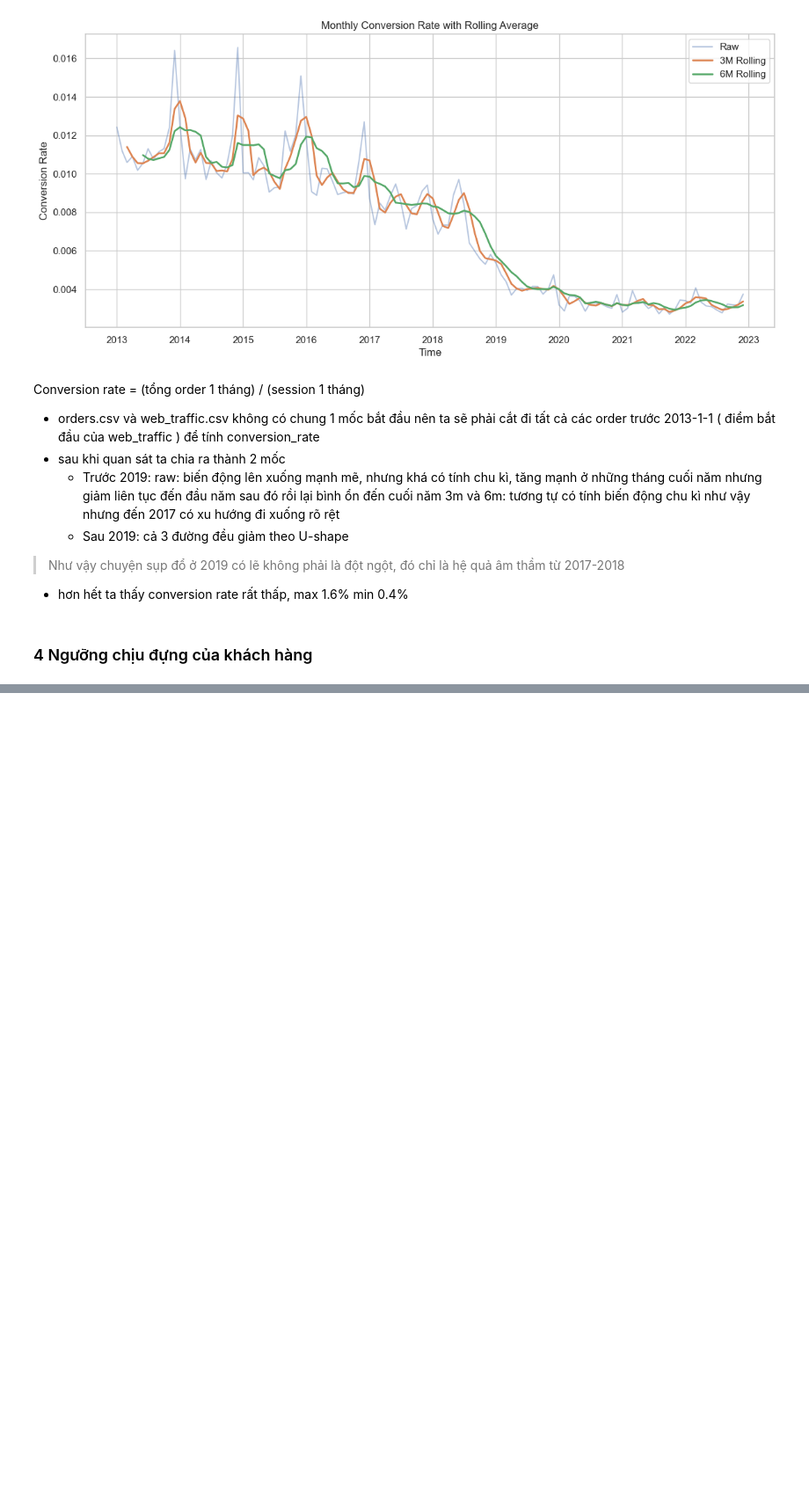
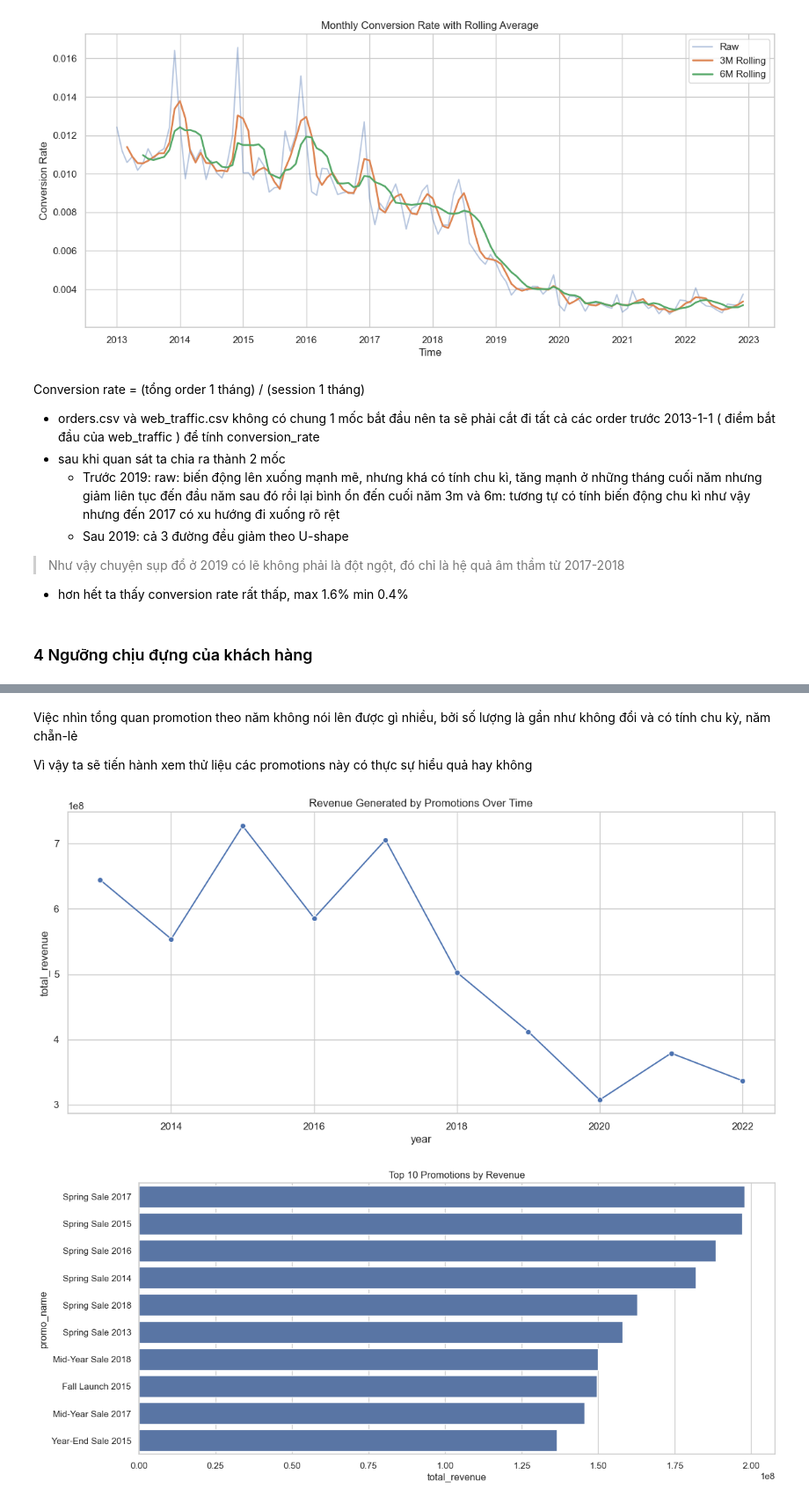
Before and after one commit to bee1zebub05/datathon-2026, a Jupyter notebook: insight.ipynb, the cells around one changed output, grey strips where cells are left out. Shown at 88% size. Cells and saved outputs as stored; diff of their text form; code cells hidden in the pictures; blank space fills up the shorter version.

```diff
--- a/insight.ipynb
+++ b/insight.ipynb
@@ -71,0 +188,62 @@ Conversion rate = (tổng order 1 tháng) / (session 1 tháng)
+# %% [markdown]
+Việc nhìn tổng quan promotion theo năm không nói lên được gì nhiều, bởi số lượng là gần như không đổi và có tính chu kỳ, năm chẵn-lẻ
+
+Vì vậy ta sẽ tiến hành xem thử liệu các promotions này có thực sự hiểu quả hay không
+# %%
+# ===== Promotion Effectiveness Analysis =====
+import pandas as pd
+import seaborn as sns
+import matplotlib.pyplot as plt
+
+# Load data
+promo = pd.read_csv('data/promotions.csv')
+order_items = pd.read_csv('data/order_items.csv')
+orders = pd.read_csv('data/orders.csv')
+payments = pd.read_csv('data/payments.csv')
+
+# ===== Merge =====
+df = order_items.merge(promo, on='promo_id', how='left')
+
+# NOTE: include promo_id_2 (stacked promo)
+df2 = order_items.merge(promo, left_on='promo_id_2', right_on='promo_id', how='left')
+
+df = pd.concat([df, df2], ignore_index=True)
+
+# Join orders + payments
+df = df.merge(orders[['order_id','order_date','order_source']], on='order_id', how='left')
+df = df.merge(payments[['order_id','payment_value']], on='order_id', how='left')
+
+# ===== Feature engineering =====
+df['year'] = pd.to_datetime(df['order_date']).dt.year
+
+df['gross_value'] = df['quantity'] * df['unit_price']
+df['net_value'] = df['gross_value'] - df['discount_amount']
+
+# ===== Aggregate =====
+promo_perf = df.groupby(['year','promo_name']).agg(
+    total_orders=('order_id','nunique'),
+    total_revenue=('payment_value','sum'),
+    total_discount=('discount_amount','sum'),
+    total_items=('quantity','sum')
+).reset_index()
+
+# ===== Visualization =====
+sns.set_style("whitegrid")
+
+plt.figure(figsize=(14,6))
+sns.lineplot(data=promo_perf.groupby('year')['total_revenue'].sum().reset_index(),
+             x='year', y='total_revenue', marker='o')
+
+plt.title('Revenue Generated by Promotions Over Time')
+plt.show()
+
+
+plt.figure(figsize=(14,6))
+top_promos = promo_perf.sort_values('total_revenue', ascending=False).head(10)
+
+sns.barplot(data=top_promos, x='total_revenue', y='promo_name')
+plt.title('Top 10 Promotions by Revenue')
+plt.show()
+# %% [output]
+[figure, added]
+[figure, added]
```
Also changed, not shown: parts of 11 cells of this notebook.
